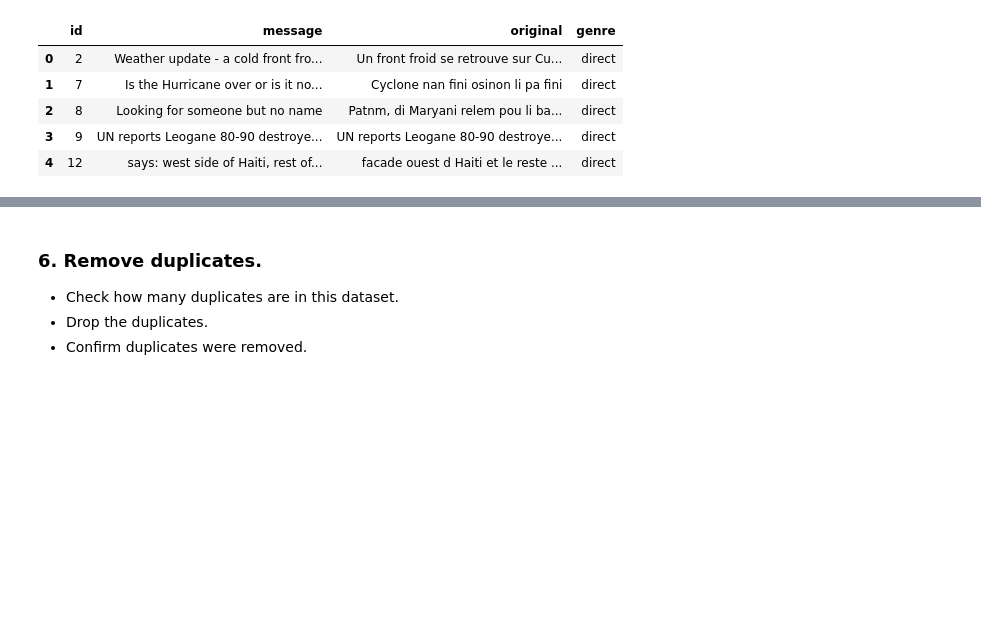
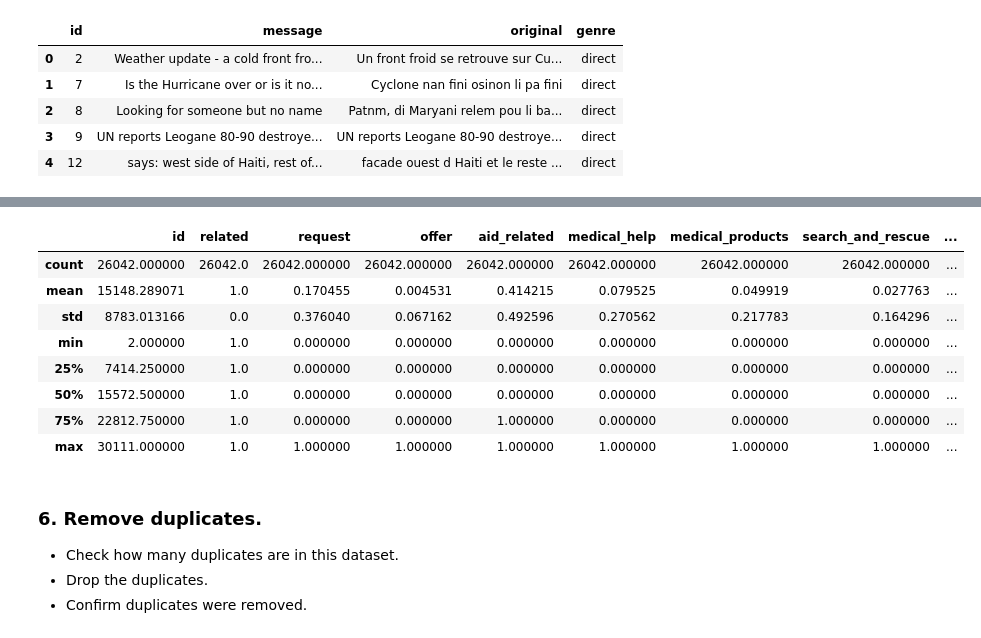
Before and after one commit to leandrominer85/Disaster-Response-Pipelines, a Jupyter notebook: Notebooks/ETL Pipeline Preparation.ipynb, the cells around one changed output, grey strips where cells are left out. Drawn from its saved outputs; the diff is of its cells as text; code cells hidden in the pictures; blank space fills up the shorter version.

```diff
--- a/Notebooks/ETL Pipeline Preparation.ipynb
+++ b/Notebooks/ETL Pipeline Preparation.ipynb
@@ -119,3 +119,17 @@ df.head()
+# %%
+pd.set_option('display.max_columns', None)
+df['related'] = df.loc[df['related'] == 2] = 1
+df.describe()
+# %% [output]
+|  | id | related | request | offer | aid_related | medical_help | medical_products | search_and_rescue | ... |
+| count | 26042.000000 | 26042.0 | 26042.000000 | 26042.000000 | 26042.000000 | 26042.000000 | 26042.000000 | 26042.000000 | ... |
+| mean | 15148.289071 | 1.0 | 0.170455 | 0.004531 | 0.414215 | 0.079525 | 0.049919 | 0.027763 | ... |
+| std | 8783.013166 | 0.0 | 0.376040 | 0.067162 | 0.492596 | 0.270562 | 0.217783 | 0.164296 | ... |
+| min | 2.000000 | 1.0 | 0.000000 | 0.000000 | 0.000000 | 0.000000 | 0.000000 | 0.000000 | ... |
+| 25% | 7414.250000 | 1.0 | 0.000000 | 0.000000 | 0.000000 | 0.000000 | 0.000000 | 0.000000 | ... |
+| 50% | 15572.500000 | 1.0 | 0.000000 | 0.000000 | 0.000000 | 0.000000 | 0.000000 | 0.000000 | ... |
+| 75% | 22812.750000 | 1.0 | 0.000000 | 0.000000 | 1.000000 | 0.000000 | 0.000000 | 0.000000 | ... |
+| max | 30111.000000 | 1.0 | 1.000000 | 1.000000 | 1.000000 | 1.000000 | 1.000000 | 1.000000 | ... |
 # %% [markdown]
 ### 6. Remove duplicates.
 - Check how many duplicates are in this dataset.
```
Also changed, not shown: parts of 1 cell of this notebook, 7 other files.
